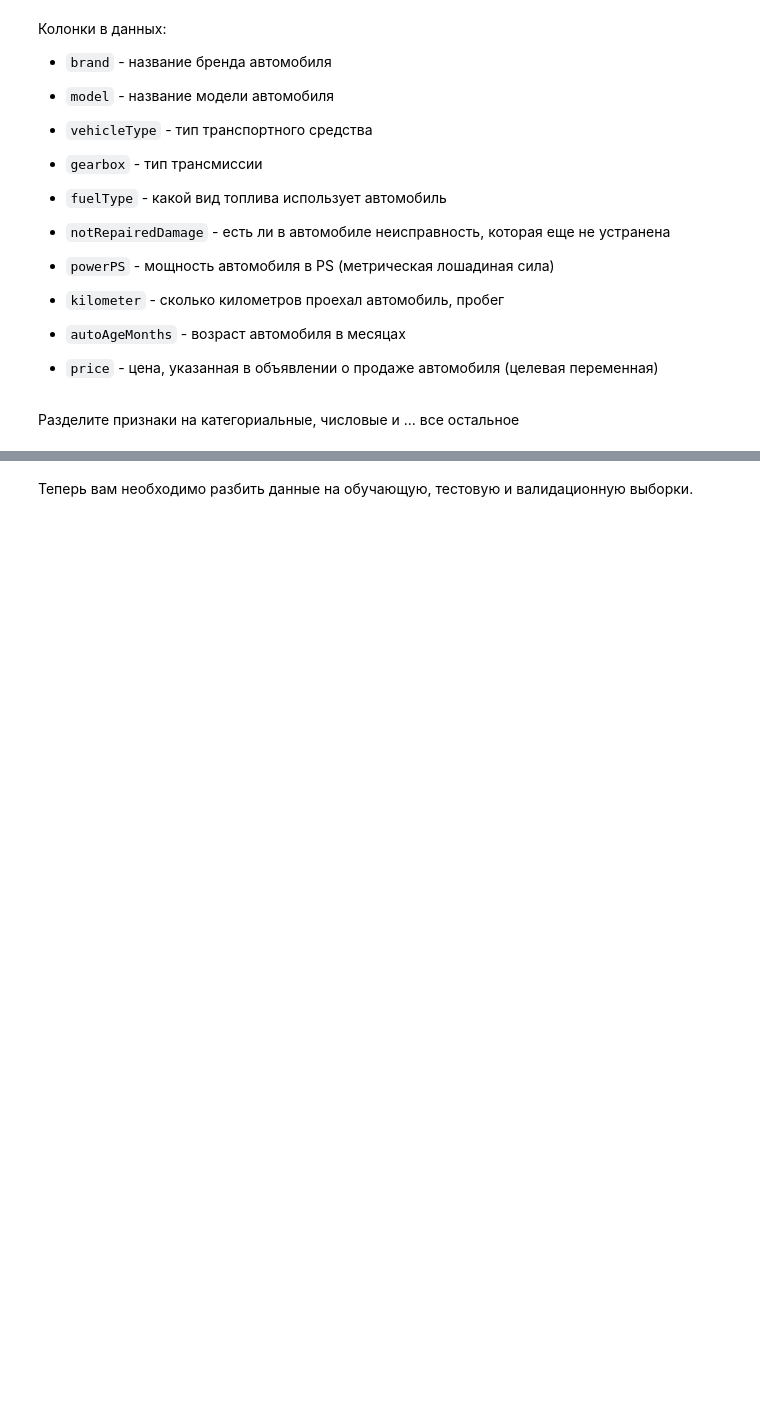
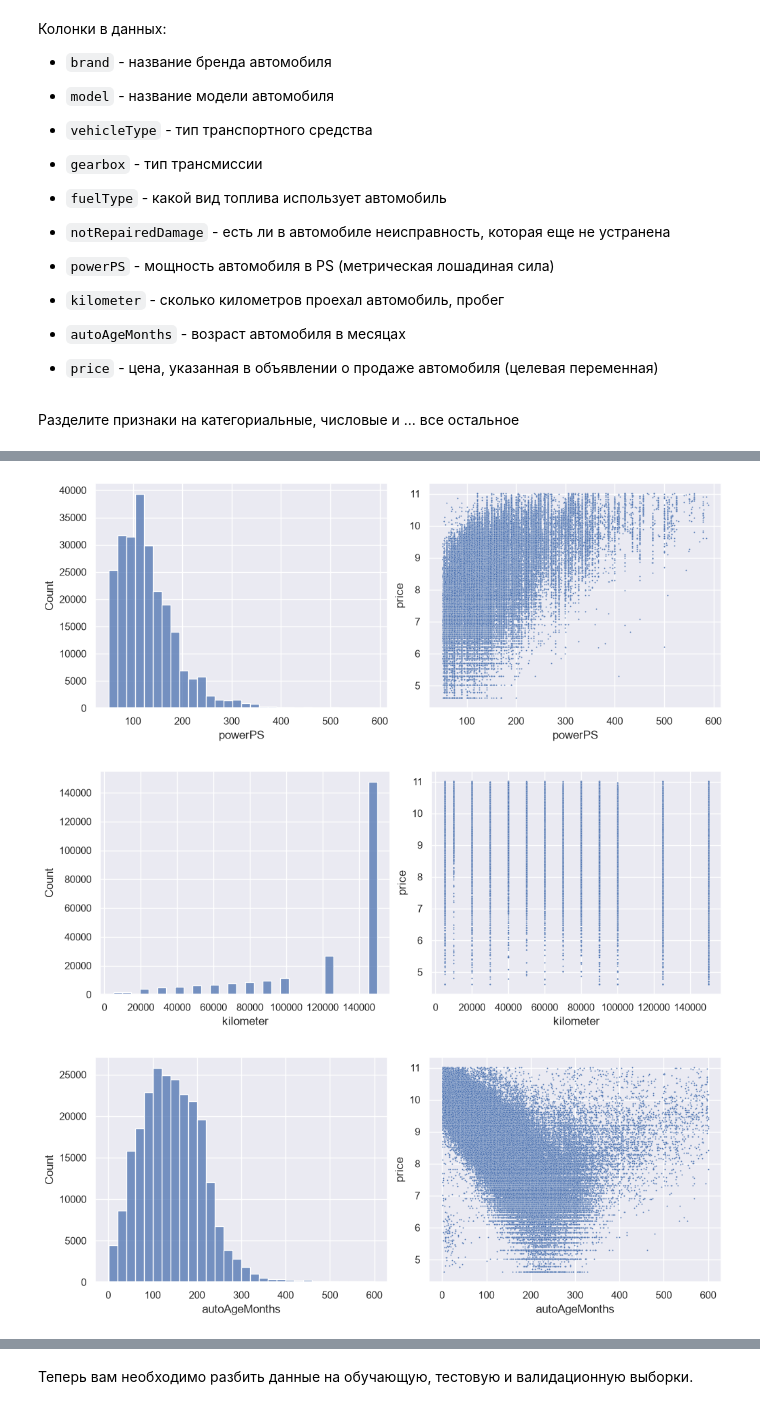
Before and after one commit to kkochetkov05/Data-driven-decision-making, a Jupyter notebook: HW№2/homework_practice_02_gd.ipynb, the cells around one changed output, grey strips where cells are left out. Saved outputs shown, nothing was run; the diff lists cells and outputs as text; code cells hidden in the pictures; blank space fills up the shorter version.

```diff
--- a/HW№2/homework_practice_02_gd.ipynb
+++ b/HW№2/homework_practice_02_gd.ipynb
@@ -527,0 +557,6 @@ y = data['price']
+# %%
+data.info()
+print(data.isna().sum())
+
+categorical += ['brand', 'model', 'vehicleType', 'gearbox', 'fuelType', 'notRepairedDamage']
+numeric += ['powerPS', 'kilometer', 'autoAgeMonths']
@@ -527,0 +581,12 @@ y = data['price']
+# %%
+for col in numeric:
+    fig, axes = plt.subplots(1, 2)
+    fig.set_size_inches(10, 4)
+    plt.tight_layout()
+    sns.histplot(data[col], bins=30, ax=axes[0])
+    sns.scatterplot(data=data, x=col, y='price', s=2, ax=axes[1])
+    plt.show()
+# %% [output]
+[figure, added]
+[figure, added]
+[figure, added]
```
Also changed, not shown: parts of 21 cells of this notebook, 4 other files.
